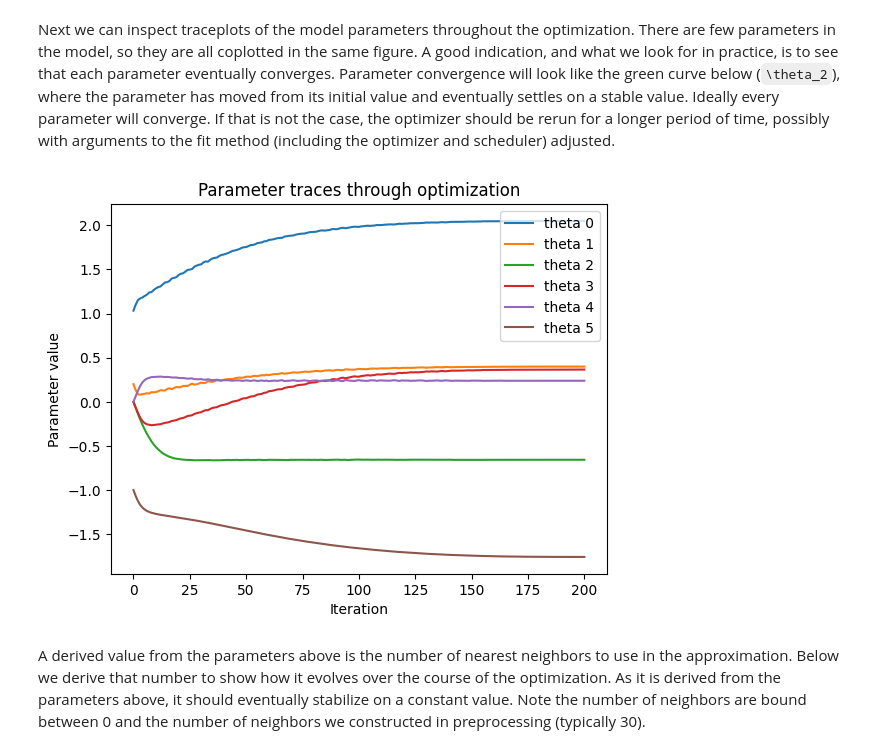
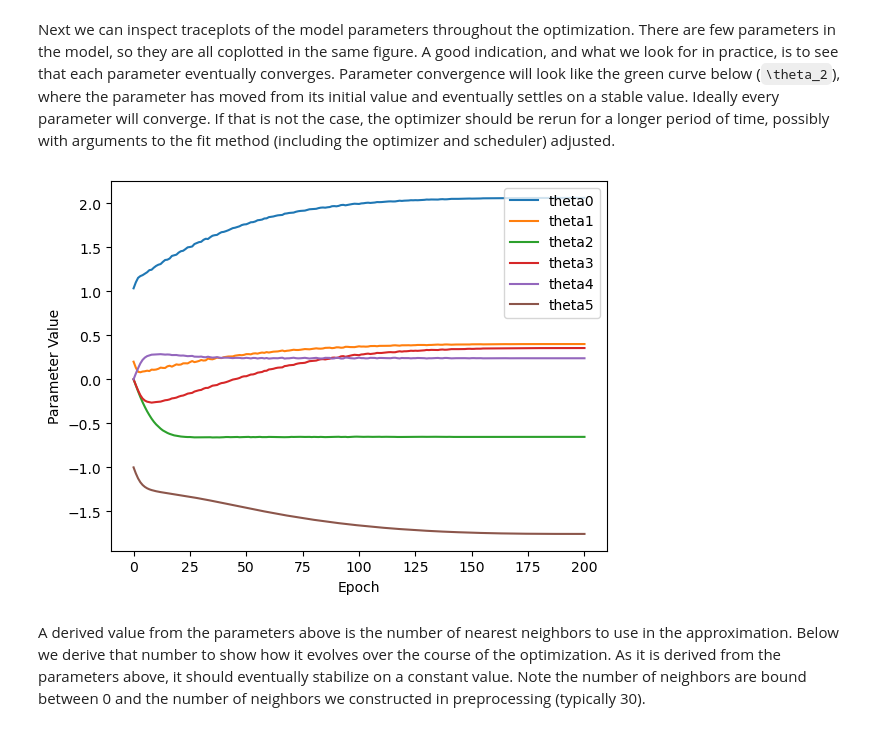
Before and after one commit to katzfuss-group/batram, a Jupyter notebook: notebooks/getting-started.ipynb, the cells around one changed output. Drawn from its saved outputs; the diff is of its cells as text; code cells hidden in the pictures.

Commit message:
update TODOs

```diff
--- a/notebooks/getting-started.ipynb
+++ b/notebooks/getting-started.ipynb
@@ -217,20 +221,11 @@ eventually converges. Parameter convergence will look like the green curve below
 settles on a stable value. Ideally every parameter will converge. If that is not
 the case, the optimizer should be rerun for a longer period of time, possibly
 with arguments to the fit method (including the optimizer and scheduler) adjusted.
-# %%
-# TODO: Migrate this plotting into the `FitResult` object.
-
-# Expect each parameter curve to become a constant eventually, indicating
-# convergence of the parameter. This is likely to happen at different times for
-# the different parameters in the model.
-plt.plot(res.param_chain['theta.theta'], label=[f"theta {i}" for i in range(6)])
-plt.legend()
-plt.title("Parameter traces through optimization")
-plt.xlabel("Iteration")
-plt.ylabel("Parameter value")
-plt.show()
-# %% [output]
-[figure, removed]
+# %%
+res.plot_theta()
+plt.show()
+# %% [output]
+[figure, added]
 # %% [markdown]
 A derived value from the parameters above is the number of nearest neighbors to
 use in the approximation. Below we derive that number to show how it evolves over
```
Also changed, not shown: parts of 7 cells of this notebook.
